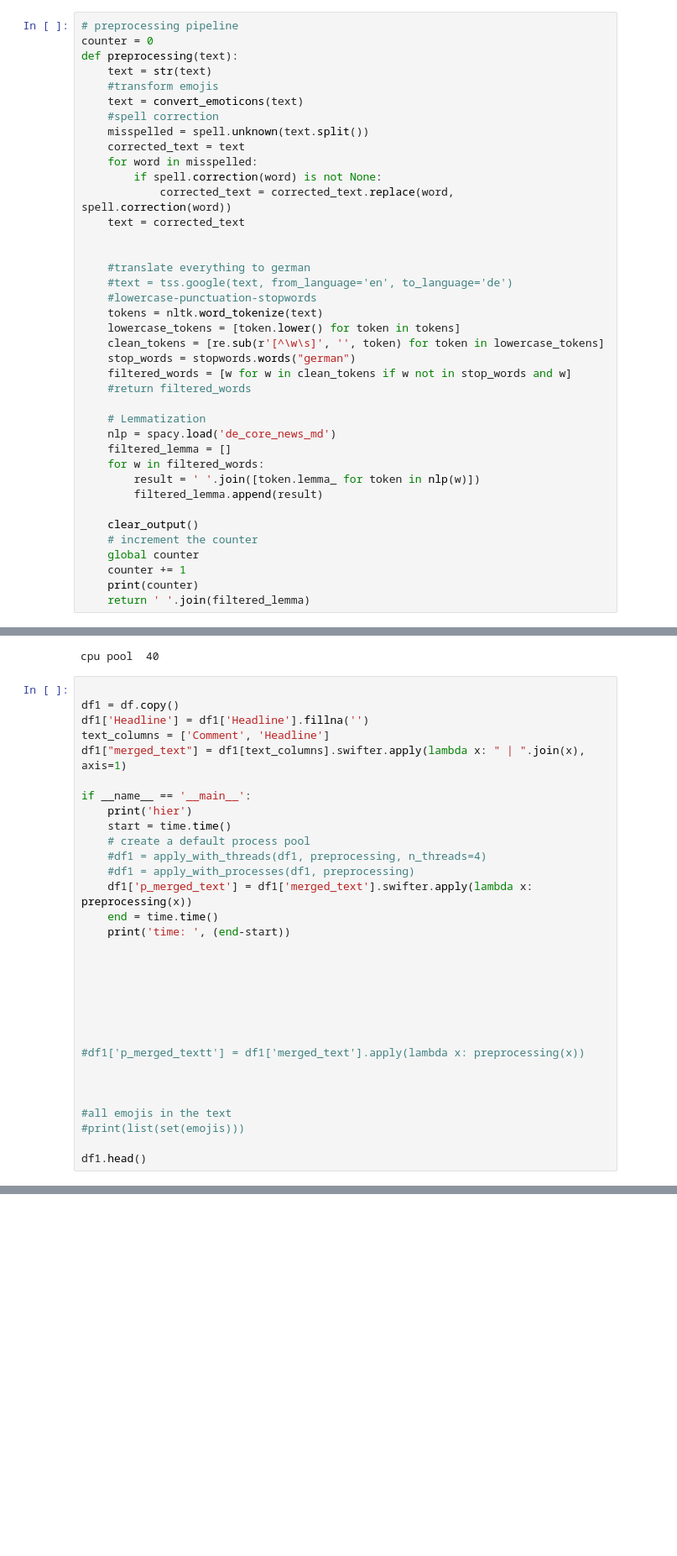
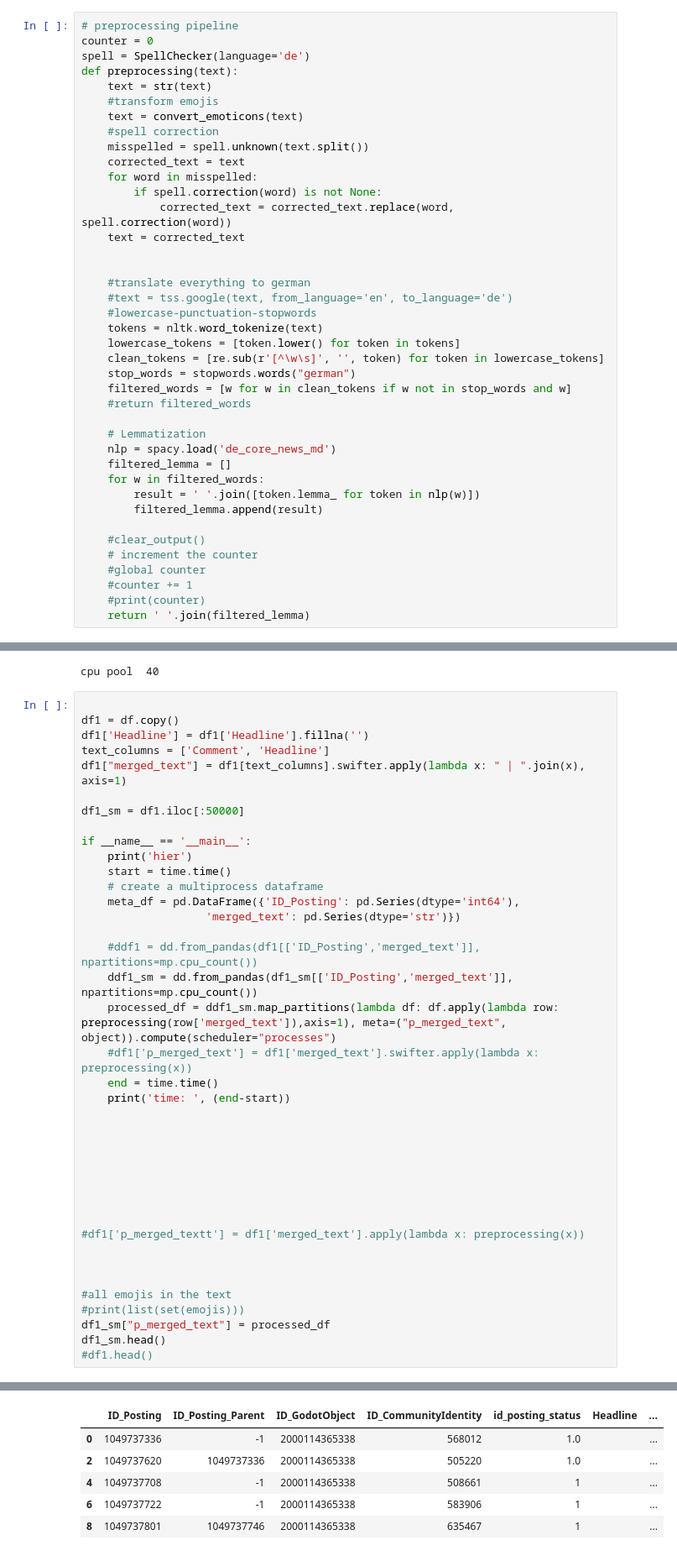
Before and after one commit to lukasthekid/corona-mask-requirement-nlp-analysis, a Jupyter notebook: comments/preprocessing.ipynb, the cells around one changed output, grey strips where cells are left out. Shown at 84% size. Saved outputs shown, nothing was run; the diff lists cells and outputs as text; blank space fills up the shorter version.

Commit message:
multiprocessing

```diff
--- a/comments/preprocessing.ipynb
+++ b/comments/preprocessing.ipynb
@@ -184,6 +208,7 @@ was kann ich tun für dich ?
 # %%
 # preprocessing pipeline
 counter = 0
+spell = SpellChecker(language='de')
 def preprocessing(text):
     text = str(text)
     #transform emojis
@@ -214,11 +239,11 @@ def preprocessing(text):
         result = ' '.join([token.lemma_ for token in nlp(w)])
         filtered_lemma.append(result)
 
-    clear_output()
+    #clear_output()
     # increment the counter
-    global counter
-    counter += 1
-    print(counter)
+    #global counter
+    #counter += 1
+    #print(counter)
     return ' '.join(filtered_lemma)
 # %%
 print('cpu pool ', mp.cpu_count())
@@ -245,15 +270,22 @@ df1['Headline'] = df1['Headline'].fillna('')
 text_columns = ['Comment', 'Headline']
 df1["merged_text"] = df1[text_columns].swifter.apply(lambda x: " | ".join(x), axis=1)
 
+df1_sm = df1.iloc[:50000]
+
 if __name__ == '__main__':
     print('hier')
     start = time.time()
-    # create a default process pool
-    #df1 = apply_with_threads(df1, preprocessing, n_threads=4)
-    #df1 = apply_with_processes(df1, preprocessing)
-    df1['p_merged_text'] = df1['merged_text'].swifter.apply(lambda x: preprocessing(x))
+    # create a multiprocess dataframe
+    meta_df = pd.DataFrame({'ID_Posting': pd.Series(dtype='int64'),
+                   'merged_text': pd.Series(dtype='str')})
+
+    #ddf1 = dd.from_pandas(df1[['ID_Posting','merged_text']], npartitions=mp.cpu_count())
+    ddf1_sm = dd.from_pandas(df1_sm[['ID_Posting','merged_text']], npartitions=mp.cpu_count())
+    processed_df = ddf1_sm.map_partitions(lambda df: df.apply(lambda row: preprocessing(row['merged_text']),axis=1), meta=("p_merged_text", object)).compute(scheduler="processes")
+    #df1['p_merged_text'] = df1['merged_text'].swifter.apply(lambda x: preprocessing(x))
     end = time.time()
     print('time: ', (end-start))
+
 
 
 
@@ -267,6 +299,7 @@ if __name__ == '__main__':
 
 #all emojis in the text
 #print(list(set(emojis)))
-
-df1.head()
+df1_sm["p_merged_text"] = processed_df
+df1_sm.head()
+#df1.head()
 # %% [output]
@@ -274,2 +313,8 @@ df1.head()
+|  | ID_Posting | ID_Posting_Parent | ID_GodotObject | ID_CommunityIdentity | id_posting_status | Headline | ... |
+| 0 | 1049737336 | -1 | 2000114365338 | 568012 | 1.0 |  | ... |
+| 2 | 1049737620 | 1049737336 | 2000114365338 | 505220 | 1.0 |  | ... |
+| 4 | 1049737708 | -1 | 2000114365338 | 508661 | 1 |  | ... |
+| 6 | 1049737722 | -1 | 2000114365338 | 583906 | 1 |  | ... |
+| 8 | 1049737801 | 1049737746 | 2000114365338 | 635467 | 1 |  | ... |
 # %%
 #merging content with title and build tokens
```
Also changed, not shown: parts of 8 cells of this notebook.
